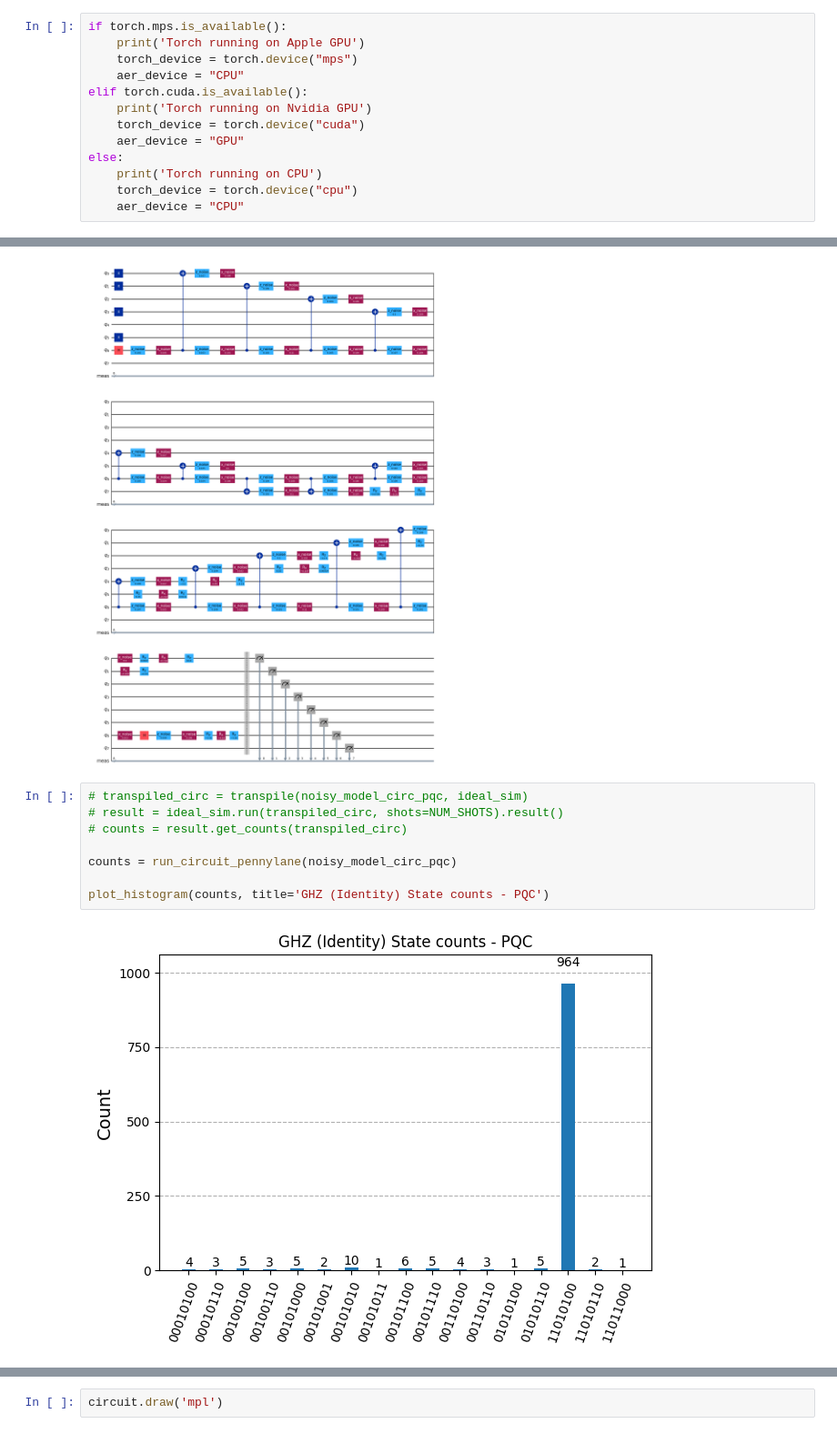
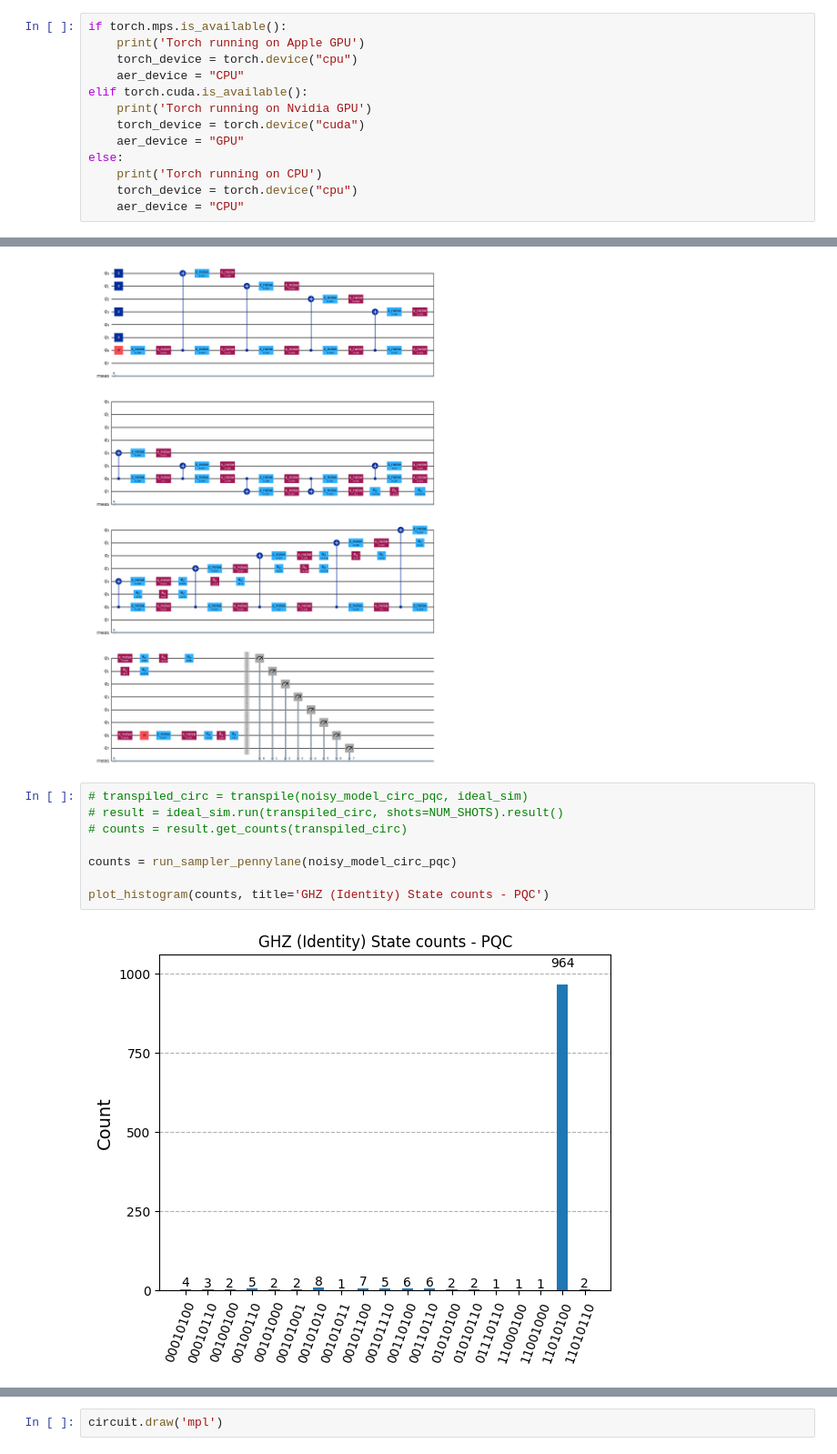
Before and after one commit to ashutiw2k/nequa, a Jupyter notebook: test_notebooks/Torch_PennyLane_NoisyCirc_IdealBackend.ipynb, the cells around one changed output, grey strips where cells are left out. Shown at 91% size. Saved outputs shown, nothing was run; the diff lists cells and outputs as text.

```diff
--- a/test_notebooks/Torch_PennyLane_NoisyCirc_IdealBackend.ipynb
+++ b/test_notebooks/Torch_PennyLane_NoisyCirc_IdealBackend.ipynb
@@ -33,7 +33,7 @@ from utils.loss_functions import QuantumFidelityLoss
 # %%
 if torch.mps.is_available():
     print('Torch running on Apple GPU')
-    torch_device = torch.device("mps")
+    torch_device = torch.device("cpu")
     aer_device = "CPU"
 elif torch.cuda.is_available():
     print('Torch running on Nvidia GPU')
@@ -200,13 +200,13 @@ noisy_model_circ_pqc.draw('mpl')
 # %%
 # transpiled_circ = transpile(noisy_model_circ_pqc, ideal_sim)
 # result = ideal_sim.run(transpiled_circ, shots=NUM_SHOTS).result()
 # counts = result.get_counts(transpiled_circ)
 
-counts = run_circuit_pennylane(noisy_model_circ_pqc)
+counts = run_sampler_pennylane(noisy_model_circ_pqc)
 
 plot_histogram(counts, title='GHZ (Identity) State counts - PQC')
 # %% [output]
-[figure, old version]
+[figure, new version]
 # %%
 # transpiled_circ = transpile(noisy_model_circ.measure_all(inplace=False), ideal_sim)
 # result = ideal_sim.run(transpiled_circ, shots=NUM_SHOTS).result()
```
Also changed, not shown: parts of 11 cells of this notebook, 4 other files.
